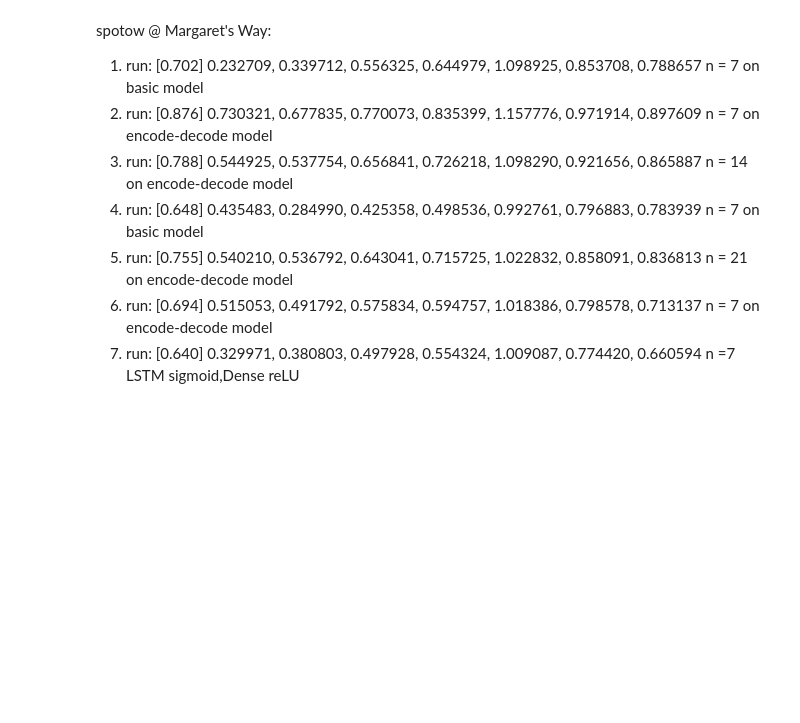
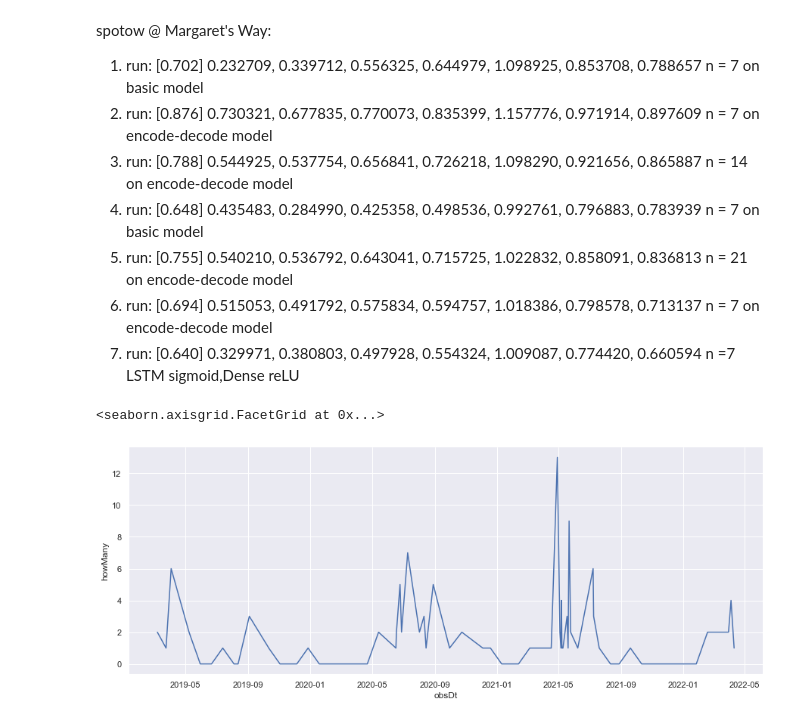
Before and after one commit to Tanag3r/trailheadDirect_birds, a Jupyter notebook: lstm_analysis.ipynb, the cells around one changed output. Cells and saved outputs as stored; diff of their text form; code cells hidden in the pictures; blank space fills up the shorter version.

Commit message:
visualizing results of models

```diff
--- a/lstm_analysis.ipynb
+++ b/lstm_analysis.ipynb
@@ -348,0 +386,8 @@ spotow @ Margaret's Way:
+# %%
+sns.set_theme(style='darkgrid')
+# %%
+lineplot = sns.relplot(data=spotow_MargWay,x='obsDt',y='howMany',kind='line',aspect=2.5)
+lineplot
+# %% [output]
+<seaborn.axisgrid.FacetGrid at 0x...>
+[figure, added]
```
Also changed, not shown: parts of 7 cells of this notebook.
